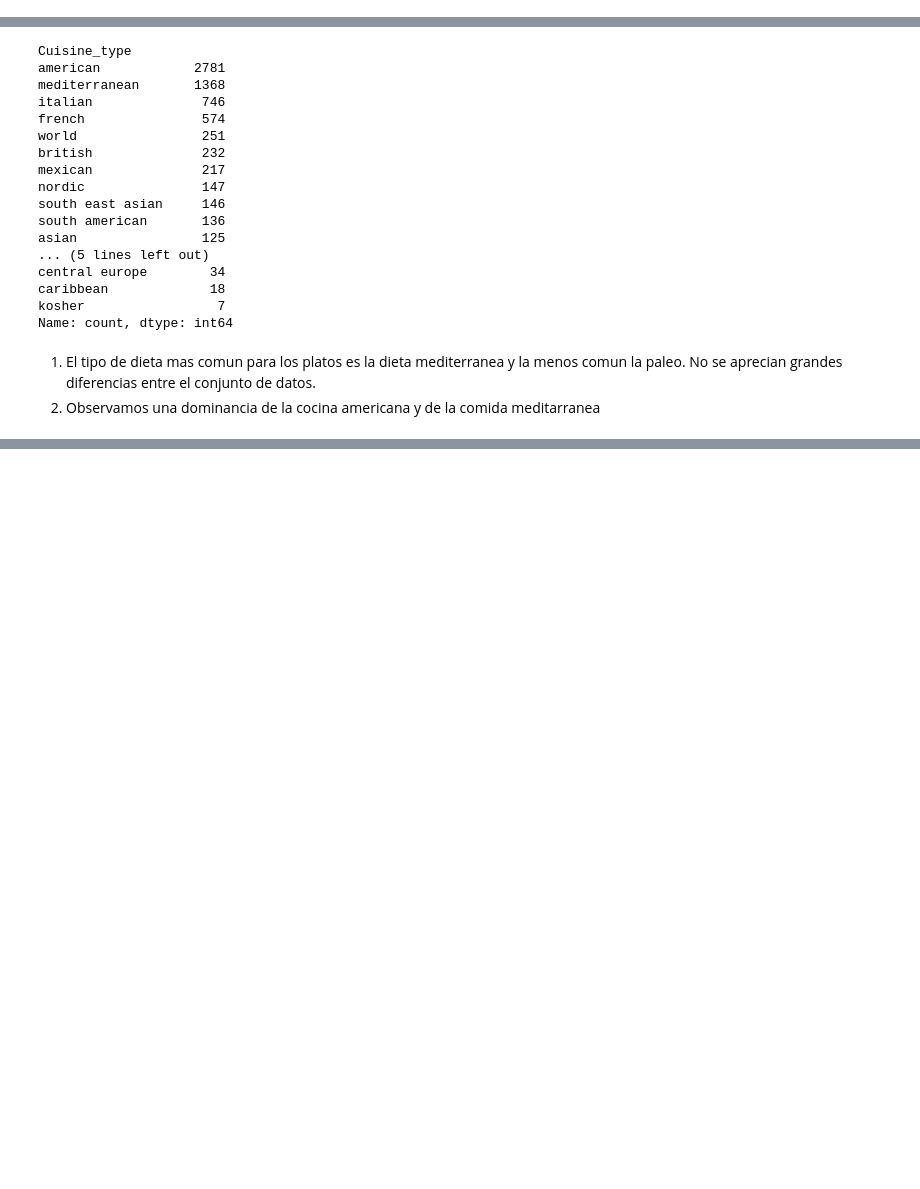
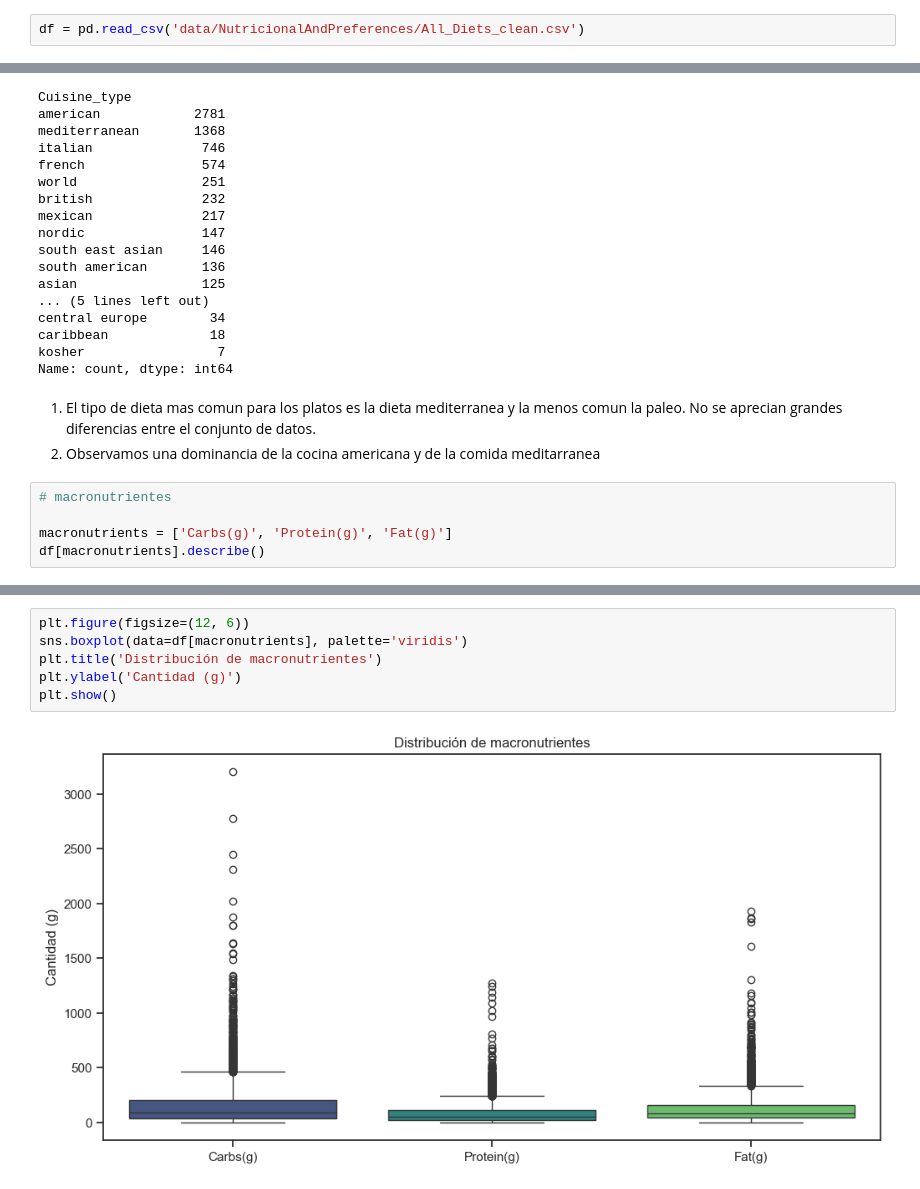
Before and after one commit to R0SEWT/CC219-TP-TF-2024-2, a Jupyter notebook: EDA_all_diets.ipynb, the cells around one changed output, grey strips where cells are left out. Saved outputs shown, nothing was run; the diff lists cells and outputs as text; blank space fills up the shorter version.

```diff
--- a/EDA_all_diets.ipynb
+++ b/EDA_all_diets.ipynb
@@ -159 +181,3 @@ Registros nulos: 0
+# %%
+df = pd.read_csv('data/NutricionalAndPreferences/All_Diets_clean.csv')
 # %% [markdown]
@@ -225,3 +248,8 @@ Name: count, dtype: int64
 # %% [markdown]
 1. El tipo de dieta mas comun para los platos es la dieta mediterranea y la menos comun la paleo. No se aprecian grandes diferencias entre el conjunto de datos.
 2. Observamos una dominancia de la cocina americana y de la comida meditarranea
+# %%
+# macronutrientes
+
+macronutrients = ['Carbs(g)', 'Protein(g)', 'Fat(g)']
+df[macronutrients].describe()
@@ -227,0 +266,8 @@ Name: count, dtype: int64
+# %%
+plt.figure(figsize=(12, 6))
+sns.boxplot(data=df[macronutrients], palette='viridis')
+plt.title('Distribución de macronutrientes')
+plt.ylabel('Cantidad (g)')
+plt.show()
+# %% [output]
+[figure, added]
```
Also changed, not shown: parts of 10 cells of this notebook, 1 other file.
